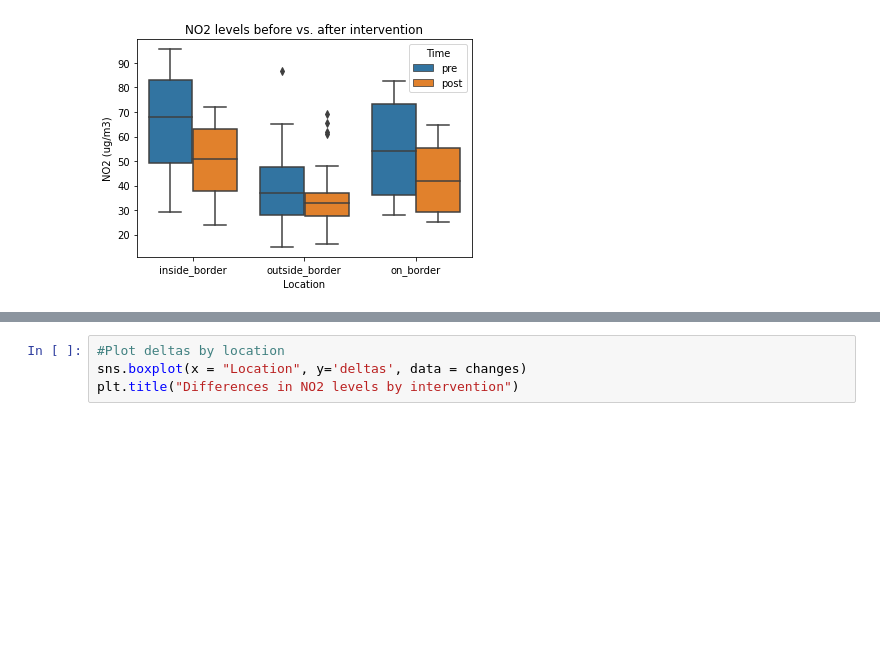
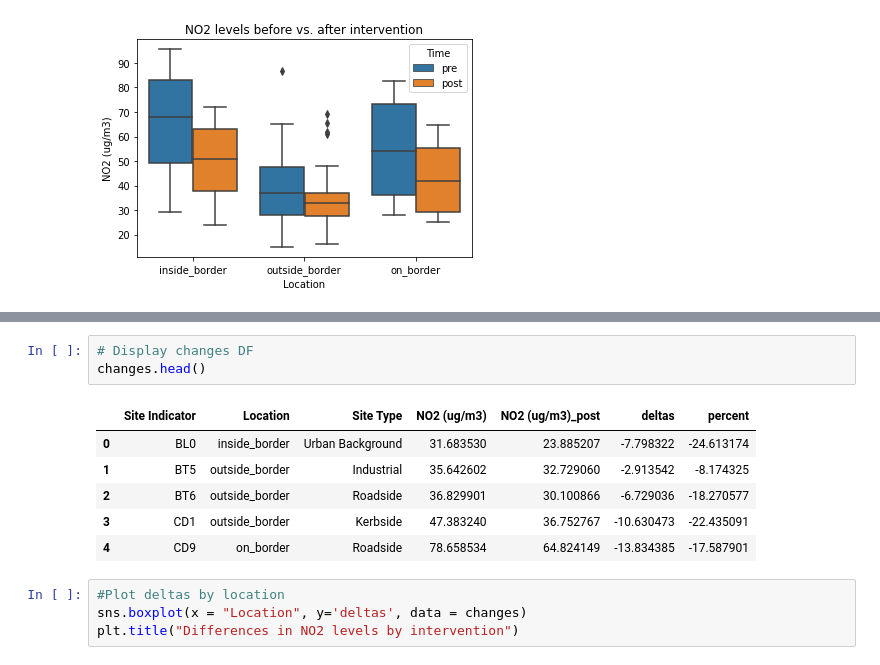
Before and after one commit to nomicar/DS4A_ULEZ_SAMPLE, a Jupyter notebook: EDA.ipynb, the cells around one changed output, grey strips where cells are left out. Drawn from its saved outputs; the diff is of its cells as text; blank space fills up the shorter version.

```diff
--- a/EDA.ipynb
+++ b/EDA.ipynb
@@ -179,3 +177,13 @@ Text(0.5, 1.0, 'NO2 levels before vs. after intervention')
+# %%
+# Display changes DF
+changes.head()
+# %% [output]
+|  | Site Indicator | Location | Site Type | NO2 (ug/m3) | NO2 (ug/m3)_post | deltas | percent |
+| 0 | BL0 | inside_border | Urban Background | 31.683530 | 23.885207 | -7.798322 | -24.613174 |
+| 1 | BT5 | outside_border | Industrial | 35.642602 | 32.729060 | -2.913542 | -8.174325 |
+| 2 | BT6 | outside_border | Roadside | 36.829901 | 30.100866 | -6.729036 | -18.270577 |
+| 3 | CD1 | outside_border | Kerbside | 47.383240 | 36.752767 | -10.630473 | -22.435091 |
+| 4 | CD9 | on_border | Roadside | 78.658534 | 64.824149 | -13.834385 | -17.587901 |
 # %%
 #Plot deltas by location
 sns.boxplot(x = "Location", y='deltas', data = changes)
```
Also changed, not shown: parts of 52 cells of this notebook.
